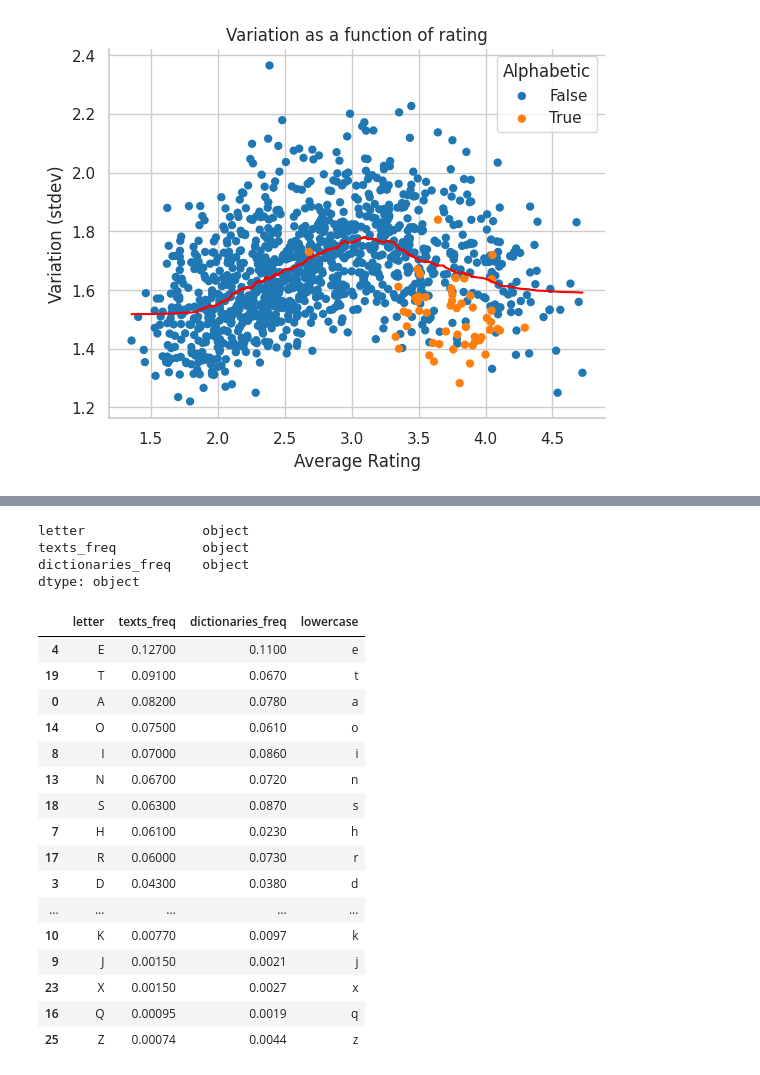
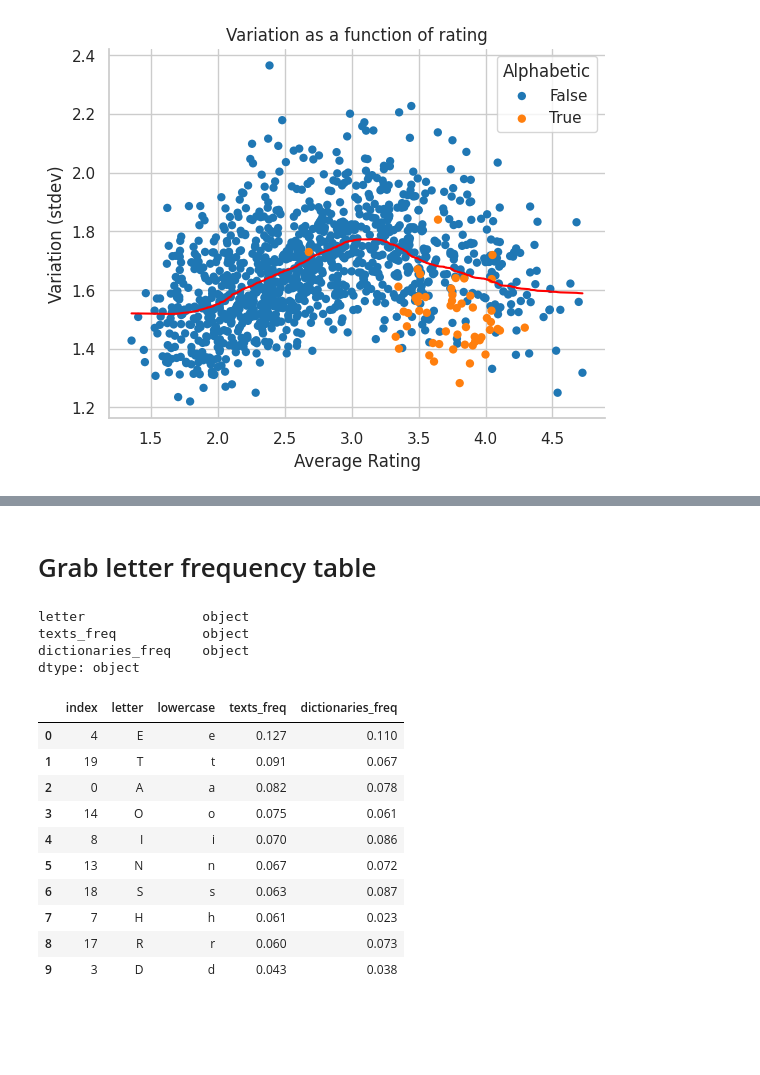
Before and after one commit to Nate-Sheibley/favorite_letters, a Jupyter notebook: favorite_letters.ipynb, the cells around one changed output, grey strips where cells are left out. Cells and saved outputs as stored; diff of their text form; code cells hidden in the pictures; blank space fills up the shorter version.

```diff
--- a/favorite_letters.ipynb
+++ b/favorite_letters.ipynb
@@ -456,2 +503,4 @@ letters_df.sort_values('average', ascending=True).head(3)
+# %% [markdown]
+# Grab letter frequency table
 # %%
 wikipedia_letter_freq = pd.read_html('https://en.wikipedia.org/wiki/Letter_frequency')
@@ -472,25 +522,24 @@ dtype: object
 # Convert percent strings to float decimal percentage
 for col in col_names[1:]:
     wikipedia_letter_freq[col] = wikipedia_letter_freq[col].str.rstrip('%').astype('float') /100
-# %%
-ordered_letter_freq = wikipedia_letter_freq.sort_values('texts_freq', ascending=False)
-ordered_letter_freq['lowercase'] = ordered_letter_freq['letter'].str.lower()
-ordered_letter_freq
-# %% [output]
-|  | letter | texts_freq | dictionaries_freq | lowercase |
-| 4 | E | 0.12700 | 0.1100 | e |
-| 19 | T | 0.09100 | 0.0670 | t |
-| 0 | A | 0.08200 | 0.0780 | a |
-| 14 | O | 0.07500 | 0.0610 | o |
-| 8 | I | 0.07000 | 0.0860 | i |
-| 13 | N | 0.06700 | 0.0720 | n |
-| 18 | S | 0.06300 | 0.0870 | s |
-| 7 | H | 0.06100 | 0.0230 | h |
-| 17 | R | 0.06000 | 0.0730 | r |
-| 3 | D | 0.04300 | 0.0380 | d |
-| ... | ... | ... | ... | ... |
-| 10 | K | 0.00770 | 0.0097 | k |
-| 9 | J | 0.00150 | 0.0021 | j |
-| 23 | X | 0.00150 | 0.0027 | x |
-| 16 | Q | 0.00095 | 0.0019 | q |
-| 25 | Z | 0.00074 | 0.0044 | z |
+# %%
+# order the letters by decreasing freq
+ordered_letter_freq = wikipedia_letter_freq.sort_values('texts_freq', ascending=False)
+# generate a second column of lowercase letters for joining
+ordered_letter_freq['lowercase'] = ordered_letter_freq['letter'].str.lower()
+# reorder so letter columns are adjacent
+ordered_letter_freq = ordered_letter_freq.loc[:, ['letter','lowercase','texts_freq','dictionaries_freq']]
+ordered_letter_freq = ordered_letter_freq.reset_index()
+ordered_letter_freq.head(10)
+# %% [output]
+|  | index | letter | lowercase | texts_freq | dictionaries_freq |
+| 0 | 4 | E | e | 0.127 | 0.110 |
+| 1 | 19 | T | t | 0.091 | 0.067 |
+| 2 | 0 | A | a | 0.082 | 0.078 |
+| 3 | 14 | O | o | 0.075 | 0.061 |
+| 4 | 8 | I | i | 0.070 | 0.086 |
+| 5 | 13 | N | n | 0.067 | 0.072 |
+| 6 | 18 | S | s | 0.063 | 0.087 |
+| 7 | 7 | H | h | 0.061 | 0.023 |
+| 8 | 17 | R | r | 0.060 | 0.073 |
+| 9 | 3 | D | d | 0.043 | 0.038 |
```
Also changed, not shown: parts of 16 cells of this notebook.
